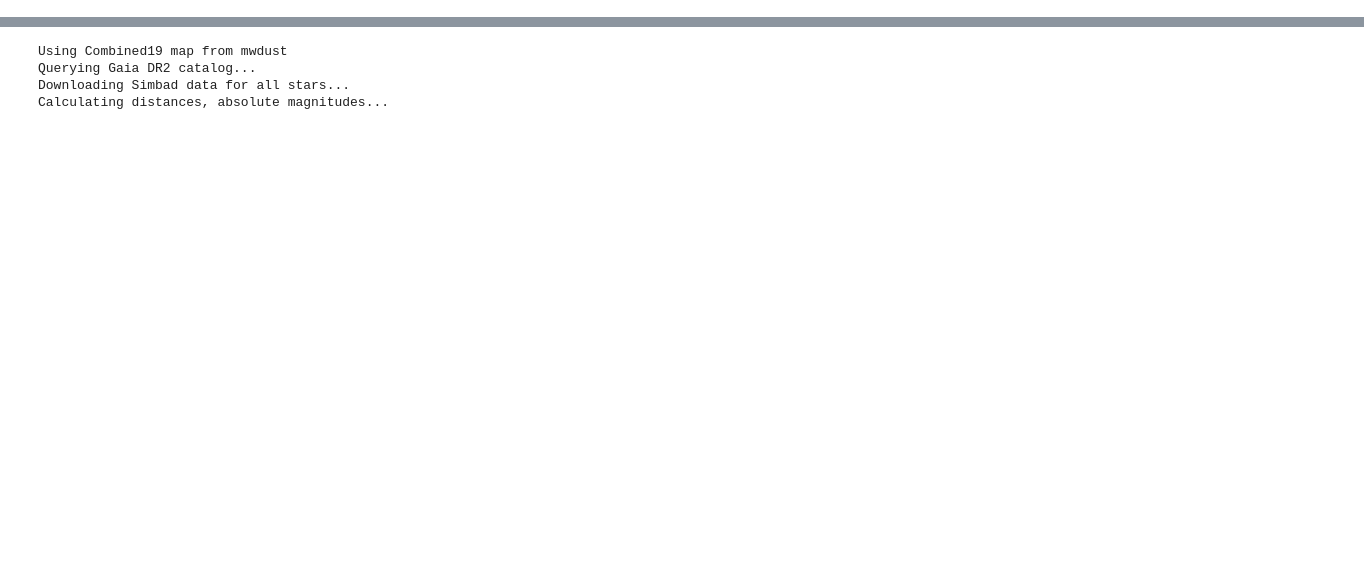
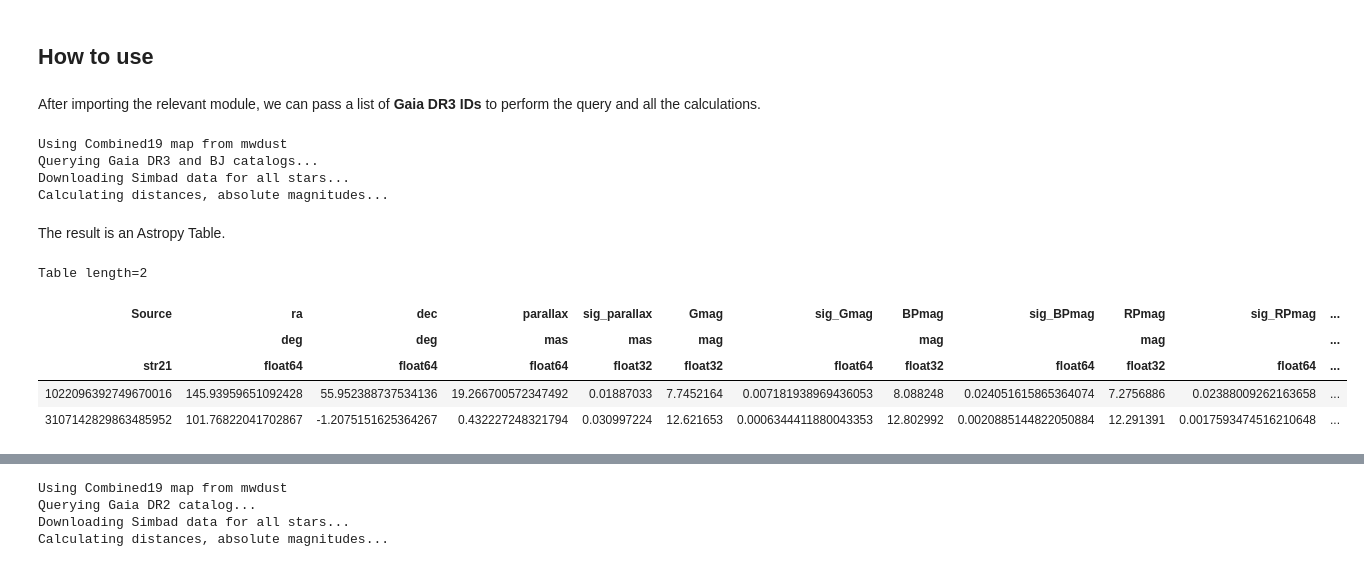
Before and after one commit to konkolyseismolab/seismolab, a Jupyter notebook: docs/source/query_gaia.ipynb, the cells around one changed output, grey strips where cells are left out. Drawn from its saved outputs; the diff is of its cells as text; code cells hidden in the pictures; blank space fills up the shorter version.

```diff
--- a/docs/source/query_gaia.ipynb
+++ b/docs/source/query_gaia.ipynb
@@ -7,0 +26,2 @@ targets = np.array([3107142829863485952])
+# %% [markdown]
+## __How to use__
@@ -7,0 +30,22 @@ targets = np.array([3107142829863485952])
+# %% [markdown]
+After importing the relevant module, we can pass a list of __Gaia DR3 IDs__ to perform the query and all the calculations.
+# %%
+targets = [1022096392749670016,3107142829863485952]
+
+result_table = query_gaia(targets)
+# %% [output]
+Using Combined19 map from mwdust
+Querying Gaia DR3 and BJ catalogs...
+Downloading Simbad data for all stars...
+Calculating distances, absolute magnitudes...
+# %% [markdown]
+The result is an Astropy Table.
+# %%
+result_table
+# %% [output]
+Table length=2
+| Source | ra | dec | parallax | sig_parallax | Gmag | sig_Gmag | BPmag | sig_BPmag | RPmag | sig_RPmag | ... |
+|  | deg | deg | mas | mas | mag |  | mag |  | mag |  | ... |
+| str21 | float64 | float64 | float64 | float32 | float32 | float64 | float32 | float64 | float32 | float64 | ... |
+| 1022096392749670016 | 145.93959651092428 | 55.952388737534136 | 19.266700572347492 | 0.01887033 | 7.7452164 | 0.007181938969436053 | 8.088248 | 0.024051615865364074 | 7.2756886 | 0.02388009262163658 | ... |
+| 3107142829863485952 | 101.76822041702867 | -1.2075151625364267 | 0.432227248321794 | 0.030997224 | 12.621653 | 0.0006344411880043353 | 12.802992 | 0.0020885144822050884 | 12.291391 | 0.0017593474516210648 | ... |
```
Also changed, not shown: parts of 21 cells of this notebook, 6 other files.
